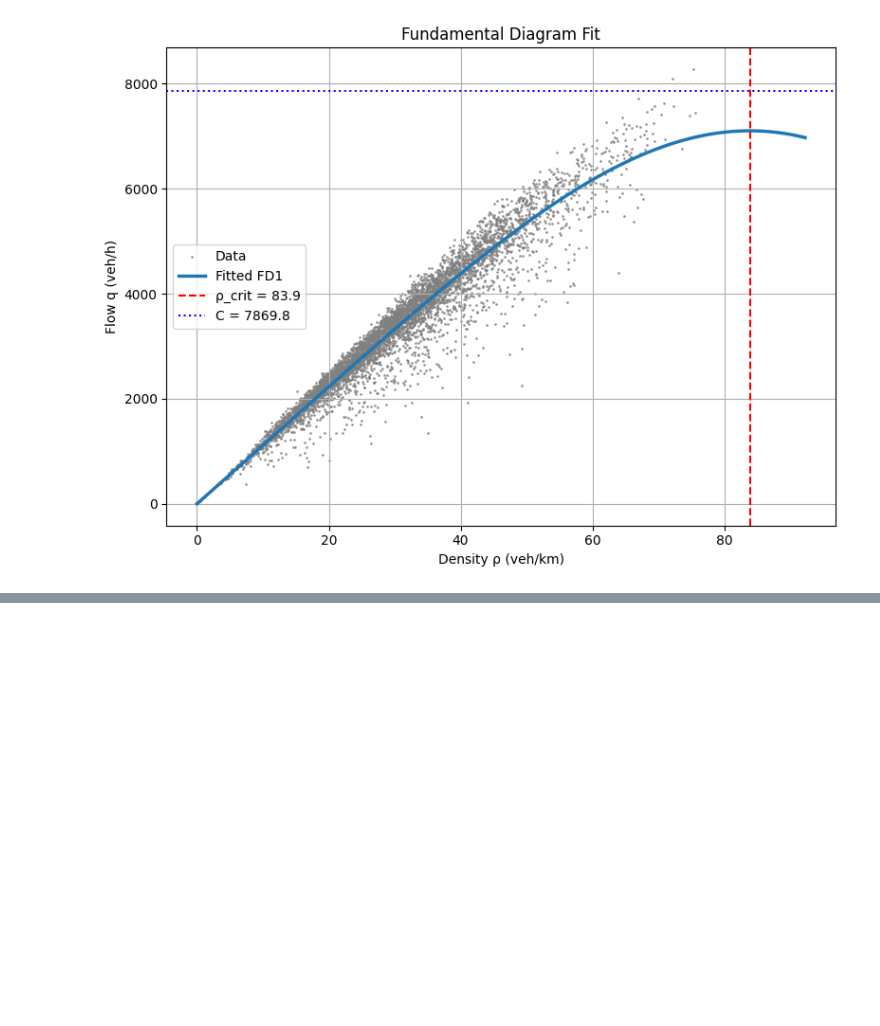
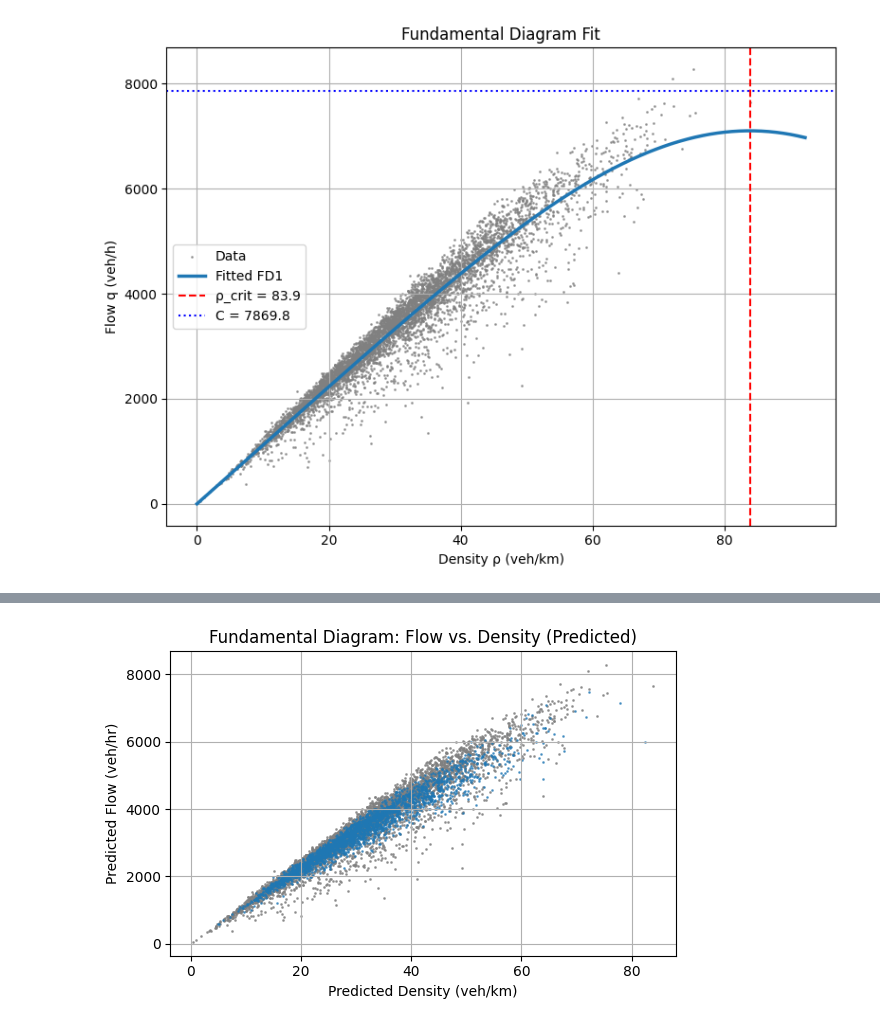
Before and after one commit to woxsao/macroscopic-sim-calibration, a Jupyter notebook: Optimization.ipynb, the cells around one changed output, grey strips where cells are left out. Saved outputs shown, nothing was run; the diff lists cells and outputs as text; code cells hidden in the pictures; blank space fills up the shorter version.

```diff
--- a/Optimization.ipynb
+++ b/Optimization.ipynb
@@ -5,7 +5,7 @@ import matplotlib.pyplot as plt
 from pyomo.environ import *
 # %%
 # Load Dataset
-df = pd.read_csv("data/10sec_100_m_flow_speed_1hr.csv")
+df = pd.read_csv("data/10sec_100_m_flow_speed_1hr_eastbound.csv")
 df['quarter'] = pd.qcut(df['Space'], q=4, labels=[1, 2, 3, 4])
 
 print(df)
@@ -369,0 +345,23 @@ plt.show()
+# %%
+# Extract shape
+num_segments, num_timesteps = segment_v_hat.shape
+
+q_array = rho_pred_array * v_pred_array * lanes
+
+# Flatten for scatter plot
+rho_flat = rho_pred_array.flatten()
+q_flat = q_array.flatten()
+
+# Plot
+plt.figure(figsize=(6, 4))
+# plt.plot(rho_range, q_fit, linewidth=2.5, label='Fitted FD1', zorder=10)
+plt.scatter(rho_hat, q_hat, color='gray', alpha=0.7,s = 1, label='Data')
+plt.scatter(rho_flat, q_flat, alpha=0.6, s=1)
+plt.xlabel("Predicted Density (veh/km)")
+plt.ylabel("Predicted Flow (veh/hr)")
+plt.title("Fundamental Diagram: Flow vs. Density (Predicted)")
+plt.grid(True)
+plt.tight_layout()
+plt.show()
+# %% [output]
+[figure, added]
```
Also changed, not shown: parts of 4 cells of this notebook.
